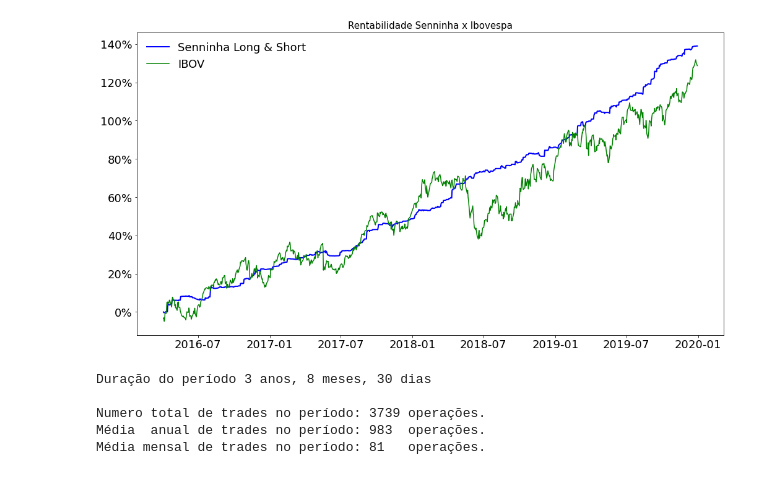
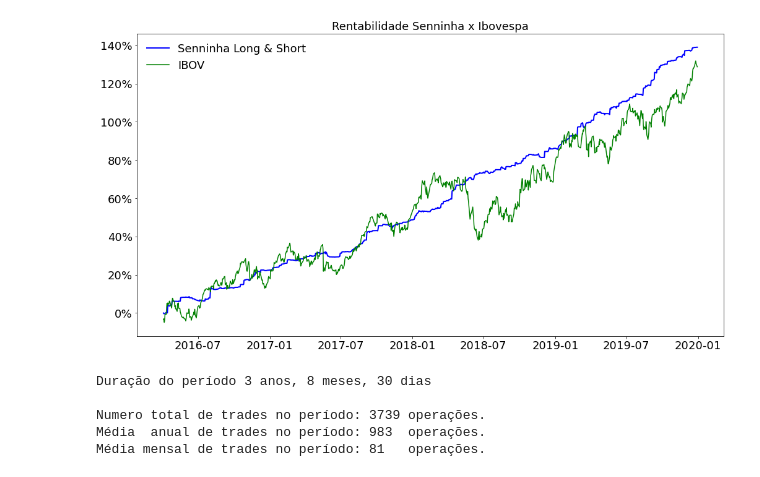
Before and after one commit to bahia14/Python_MT5, a Jupyter notebook: diretorio_entrega_final/Senninha_LaS_final.ipynb, the cells around one changed output. Drawn from its saved outputs; the diff is of its cells as text; code cells hidden in the pictures.

```diff
--- a/diretorio_entrega_final/Senninha_LaS_final.ipynb
+++ b/diretorio_entrega_final/Senninha_LaS_final.ipynb
@@ -167,17 +156,17 @@ for i in range(len(var_ibov)):
 # %%
 plt.labelsize = 16
 fig = plt.figure(figsize=(17, 9))
 plt.plot(l_dias[46:],l_carteira_evolucao_pct,color='b',linewidth=2, label='Senninha Long & Short')
 plt.plot(l_dias[46:],ibov_acumulado,color='g', label='IBOV')
-plt.title('Rentabilidade Senninha x Ibovespa',fontsize=15)
+plt.title('Rentabilidade Senninha x Ibovespa',fontsize=18)
 plt.xticks(size = 18)
 # plt.ylabel('Evolução',fontsize=18)
 plt.legend(loc='best', frameon=False, fontsize=18)
 plt.gca().set_yticklabels(['{:.0f}%'.format((x*100)-100) for x in plt.gca().get_yticks()],fontsize=18)
 plt.savefig('desempenohsenninha.png', dpi=300)
 plt.show()
 # %% [output]
-[figure, old version]
+[figure, new version]
 # %%
 total_dias_periodo = 1368 #esse inclui todos os dias, inclusive final de semanas e feriados
 
```
Also changed, not shown: parts of 8 cells of this notebook, 4 other files.
